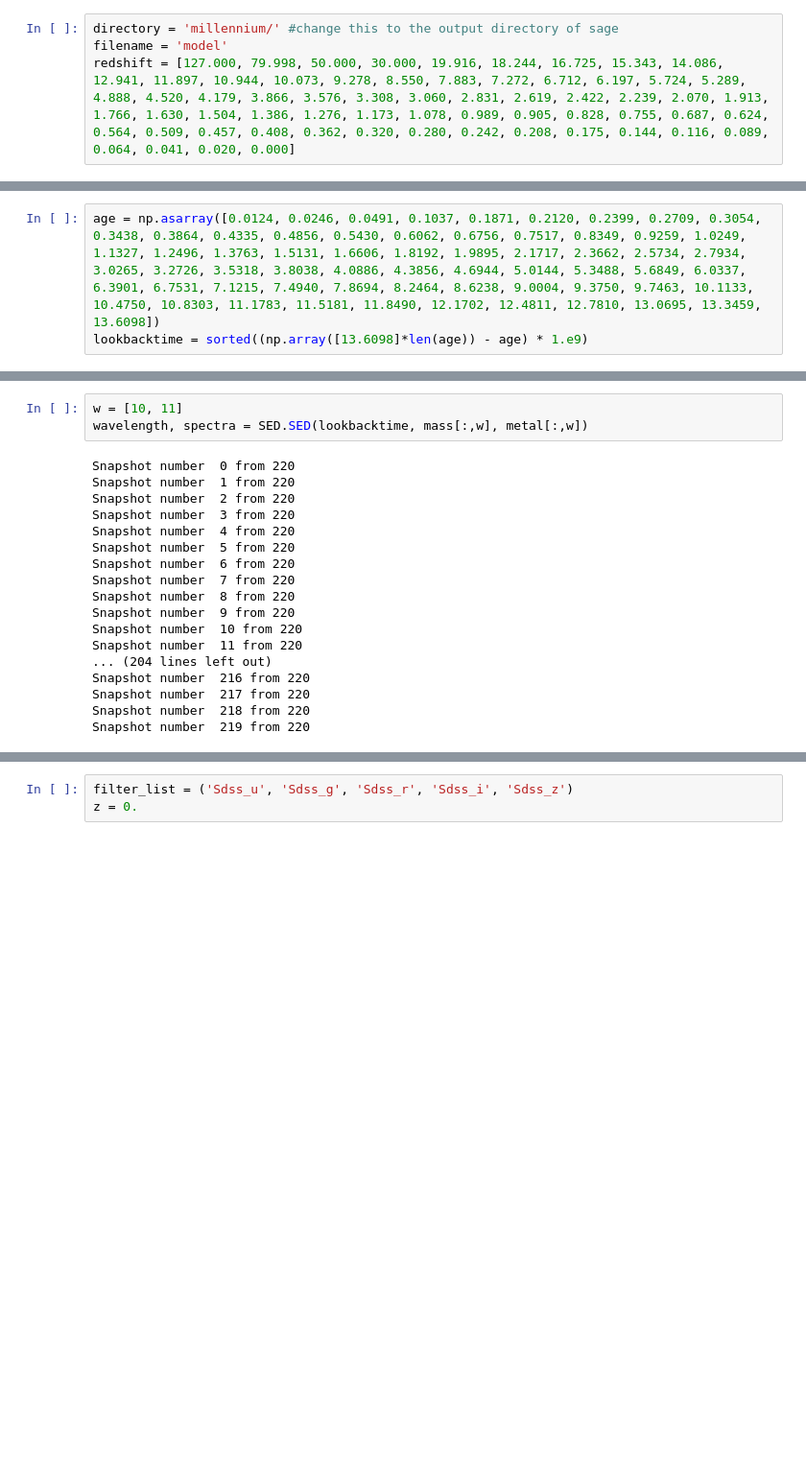
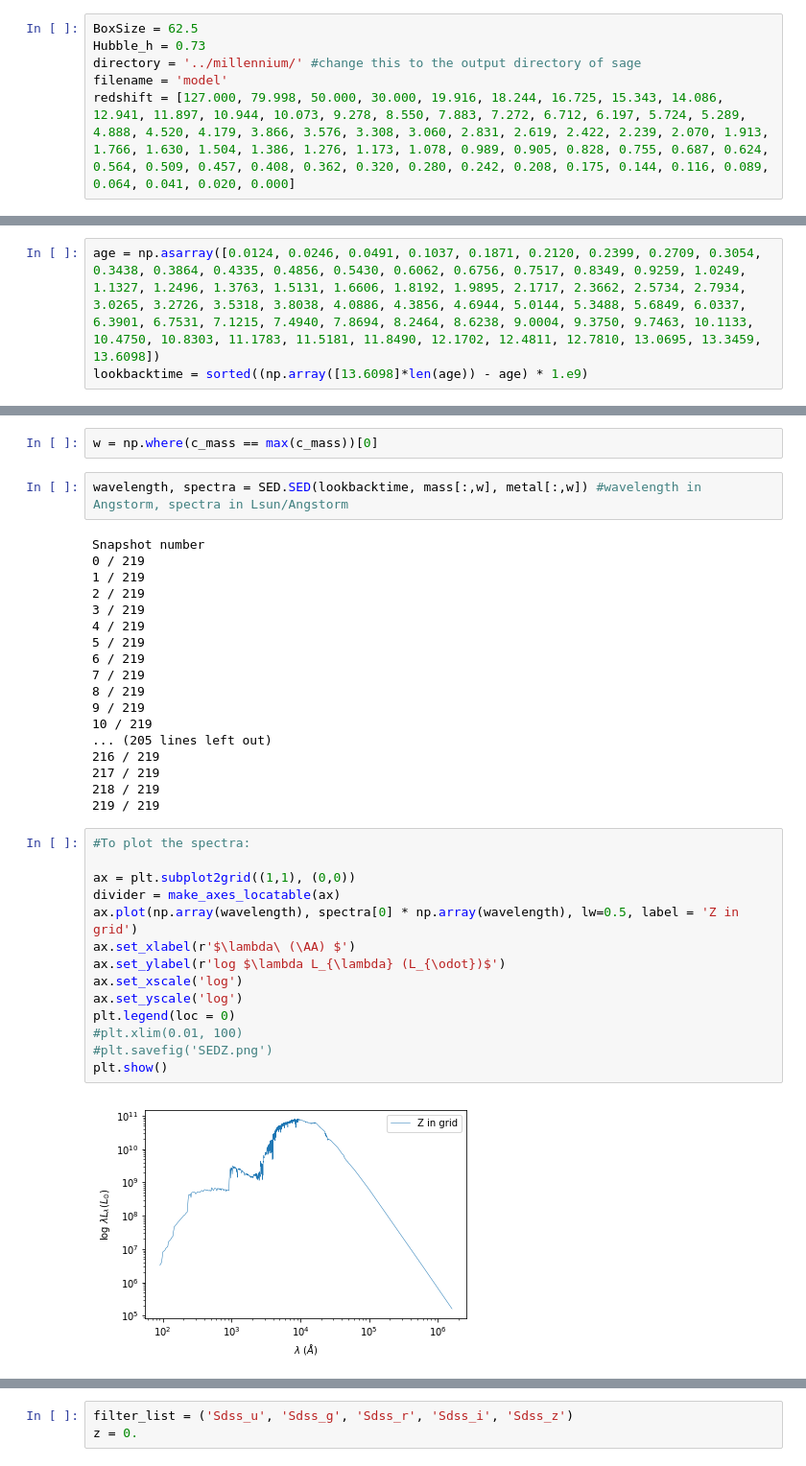
Before and after one commit to dptriani/mentari, a Jupyter notebook: SEDpipeline.ipynb, the cells around one changed output, grey strips where cells are left out. Shown at 96% size. Cells and saved outputs as stored; diff of their text form; blank space fills up the shorter version.

```diff
--- a/SEDpipeline.ipynb
+++ b/SEDpipeline.ipynb
@@ -5,6 +7,8 @@ Populating the interactive namespace from numpy and matplotlib
 # %%
 import SED
 # %%
-directory = 'millennium/' #change this to the output directory of sage
+BoxSize = 62.5
+Hubble_h = 0.73
+directory = '../millennium/' #change this to the output directory of sage
 filename = 'model'
 redshift = [127.000, 79.998, 50.000, 30.000, 19.916, 18.244, 16.725, 15.343, 14.086, 12.941, 11.897, 10.944, 10.073, 9.278, 8.550, 7.883, 7.272, 6.712, 6.197, 5.724, 5.289, 4.888, 4.520, 4.179, 3.866, 3.576, 3.308, 3.060, 2.831, 2.619, 2.422, 2.239, 2.070, 1.913, 1.766, 1.630, 1.504, 1.386, 1.276, 1.173, 1.078, 0.989, 0.905, 0.828, 0.755, 0.687, 0.624, 0.564, 0.509, 0.457, 0.408, 0.362, 0.320, 0.280, 0.242, 0.208, 0.175, 0.144, 0.116, 0.089, 0.064, 0.041, 0.020, 0.000]
@@ -34,21 +176,38 @@ lookbacktime = sorted((np.array([13.6098]*len(age)) - age) * 1.e9)
+# %%
+w = np.where(c_mass == max(c_mass))[0]
 # %%
-w = [10, 11]
-wavelength, spectra = SED.SED(lookbacktime, mass[:,w], metal[:,w])
+wavelength, spectra = SED.SED(lookbacktime, mass[:,w], metal[:,w]) #wavelength in Angstorm, spectra in Lsun/Angstorm
 # %% [output]
-Snapshot number  0 from 220
-Snapshot number  1 from 220
-Snapshot number  2 from 220
-Snapshot number  3 from 220
-Snapshot number  4 from 220
-Snapshot number  5 from 220
-Snapshot number  6 from 220
-Snapshot number  7 from 220
-Snapshot number  8 from 220
-Snapshot number  9 from 220
-Snapshot number  10 from 220
-Snapshot number  11 from 220
-... (204 lines left out)
-Snapshot number  216 from 220
-Snapshot number  217 from 220
-Snapshot number  218 from 220
-Snapshot number  219 from 220
+Snapshot number
+0 / 219
+1 / 219
+2 / 219
+3 / 219
+4 / 219
+5 / 219
+6 / 219
+7 / 219
+8 / 219
+9 / 219
+10 / 219
+... (205 lines left out)
+216 / 219
+217 / 219
+218 / 219
+219 / 219
+# %%
+#To plot the spectra:
+
+ax = plt.subplot2grid((1,1), (0,0))
+divider = make_axes_locatable(ax)
+ax.plot(np.array(wavelength), spectra[0] * np.array(wavelength), lw=0.5, label = 'Z in grid')
+ax.set_xlabel(r'$\lambda\ (\AA) $')
+ax.set_ylabel(r'log $\lambda L_{\lambda} (L_{\odot})$')
+ax.set_xscale('log')
+ax.set_yscale('log')
+plt.legend(loc = 0)
+#plt.xlim(0.01, 100)
+#plt.savefig('SEDZ.png')
+plt.show()
+# %% [output]
+[figure, added]
```
Also changed, not shown: parts of 15 cells of this notebook.
